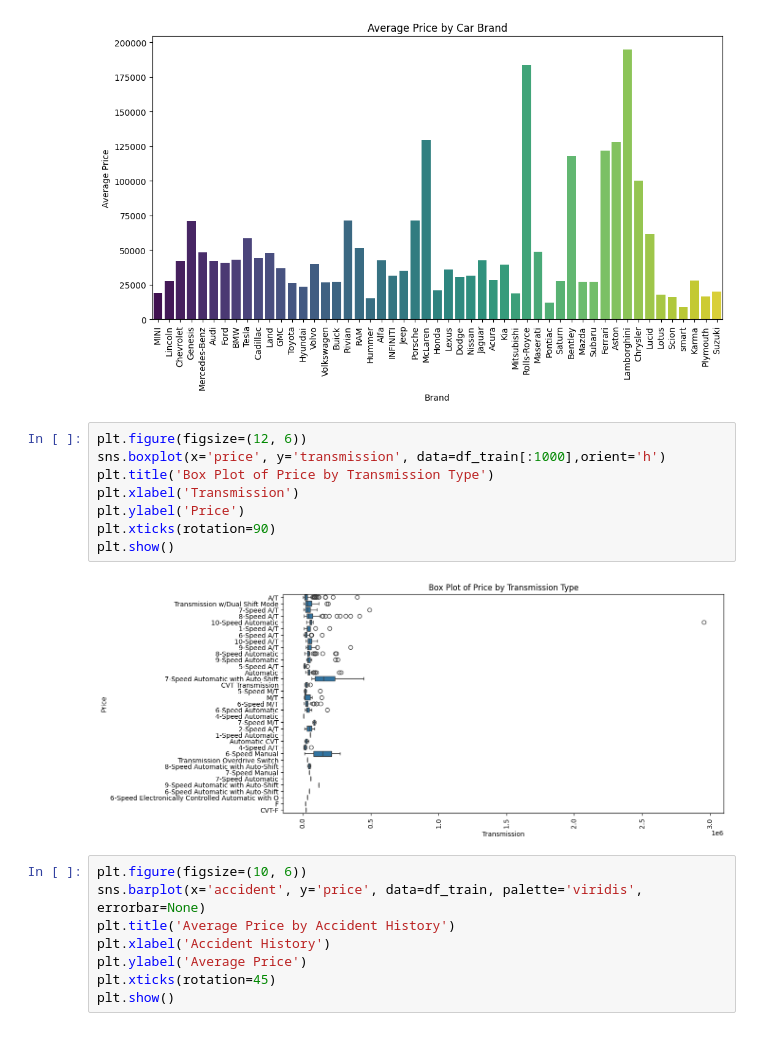
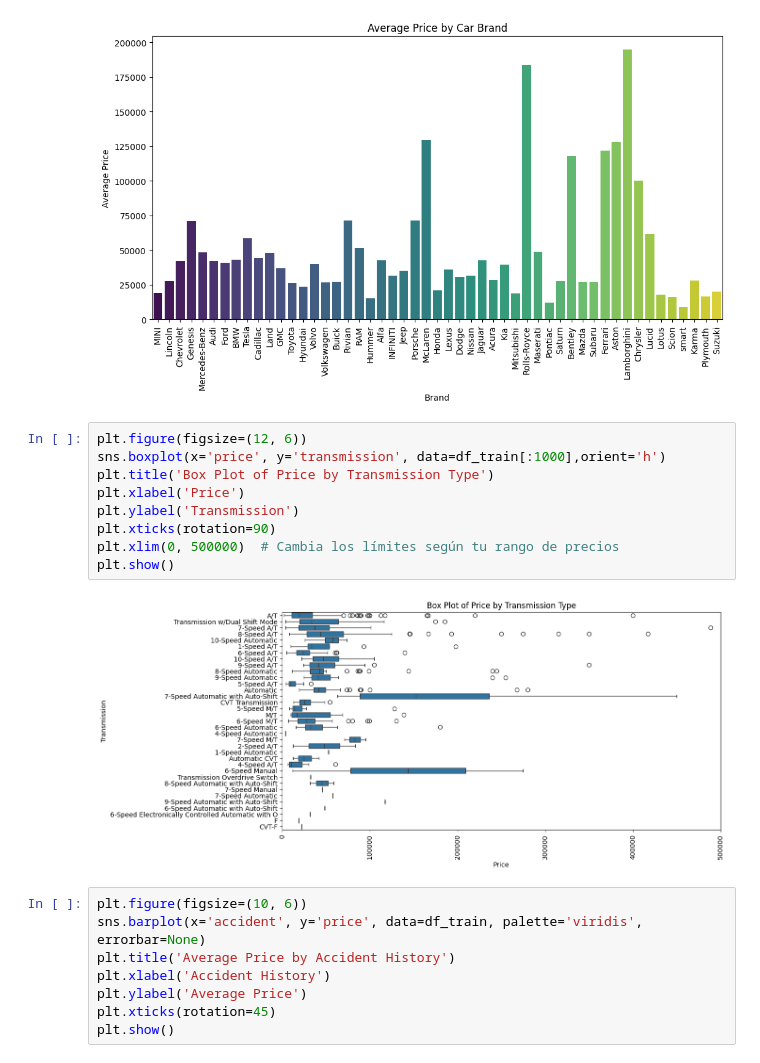
Before and after one commit to AI-School-F5-P3/regression-model-angel, a Jupyter notebook: main2.ipynb, the cells around one changed output. Cells and saved outputs as stored; diff of their text form.

```diff
--- a/main2.ipynb
+++ b/main2.ipynb
@@ -126,13 +126,14 @@ Passing `palette` without assigning `hue` is deprecated and will be removed in v
 # %%
 plt.figure(figsize=(12, 6))
 sns.boxplot(x='price', y='transmission', data=df_train[:1000],orient='h')
 plt.title('Box Plot of Price by Transmission Type')
-plt.xlabel('Transmission')
-plt.ylabel('Price')
+plt.xlabel('Price')
+plt.ylabel('Transmission')
 plt.xticks(rotation=90)
+plt.xlim(0, 500000)  # Cambia los límites según tu rango de precios
 plt.show()
 # %% [output]
-[figure, old version]
+[figure, new version]
 # %%
 plt.figure(figsize=(10, 6))
 sns.barplot(x='accident', y='price', data=df_train, palette='viridis', errorbar=None)
```
Also changed, not shown: parts of 12 cells of this notebook, 1 other file.
